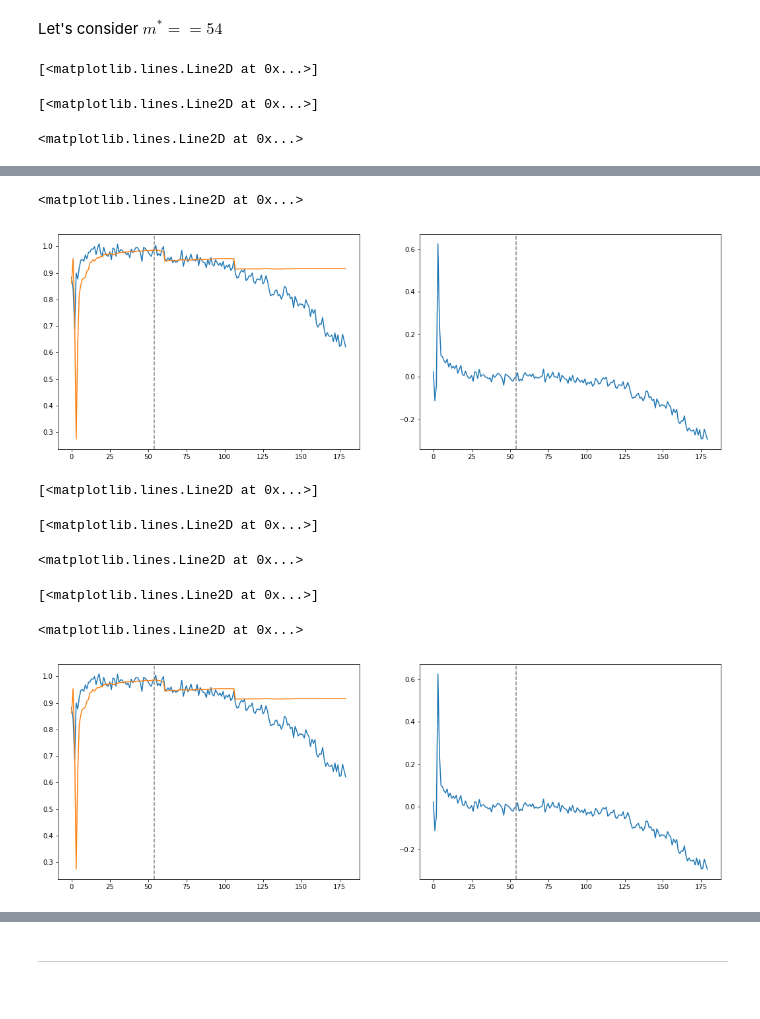
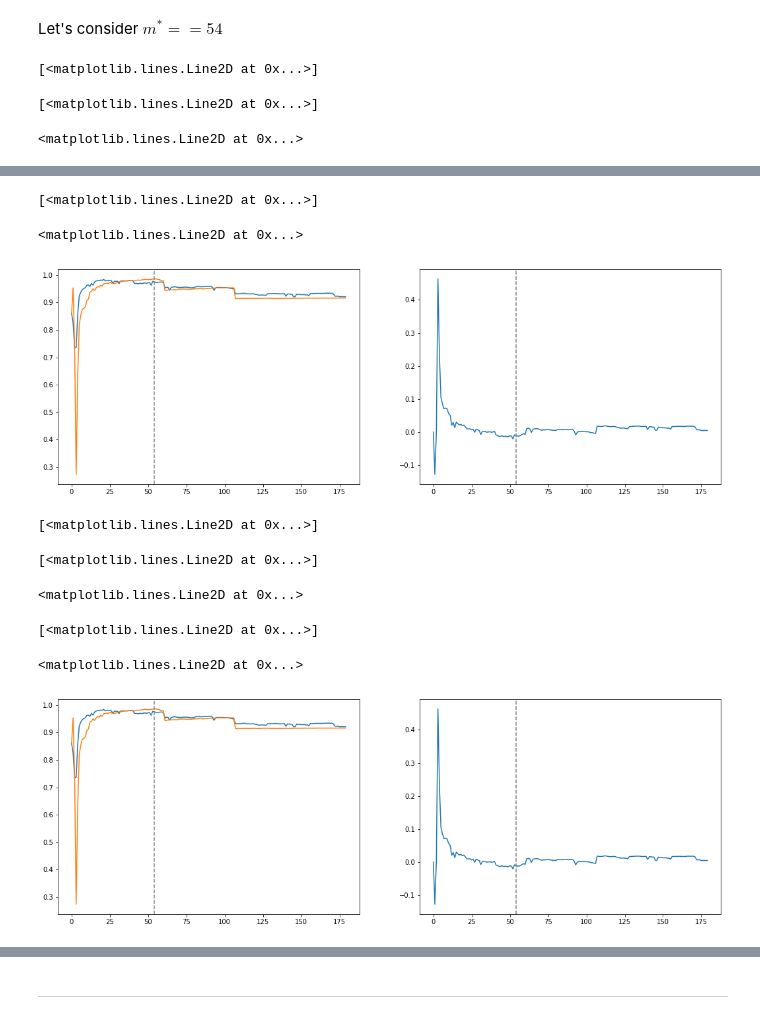
Before and after one commit to Intelligent-Systems-Phystech/ProjectSampleSize, a Jupyter notebook: TorchError.ipynb, the cells around one changed output, grey strips where cells are left out. Drawn from its saved outputs; the diff is of its cells as text; code cells hidden in the pictures.

```diff
--- a/TorchError.ipynb
+++ b/TorchError.ipynb
@@ -271,10 +302,10 @@ m = 5
 
 fig = plt.figure(figsize=(18,6))
 
-features = "+".join(map(str, verify_datasets[j].iloc[:m,:-1].columns))
-y, X = dmatrices('v ~' + features, verify_datasets[j], return_type='dataframe')
+features = "+".join(map(str, datasets[i].iloc[:m,:-1].columns))
+y, X = dmatrices('v ~' + features, datasets[i], return_type='dataframe')
 
-vif = np.array(sorted([variance_inflation_factor(X.values, i) for i in range(X.shape[1])]))
+vif = np.array(sorted([variance_inflation_factor(X.values, k) for k in range(X.shape[1])]))
 vif[np.isinf(vif)] = 1e10
 
 ax = fig.add_subplot(121)
@@ -294,14 +326,15 @@ plt.axvline(x=m_, linestyle='--', color='grey')
-<matplotlib.lines.Line2D at 0x...>
+[<matplotlib.lines.Line2D at 0x...>]
+<matplotlib.lines.Line2D at 0x...>
-[figure, old version]
+[figure, new version]
 # %%
 m = 15
 
 fig = plt.figure(figsize=(18,6))
 
-features = "+".join(map(str, verify_datasets[j].iloc[:m,:-1].columns))
-y, X = dmatrices('v ~' + features, verify_datasets[j], return_type='dataframe')
+features = "+".join(map(str, datasets[i].iloc[:m,:-1].columns))
+y, X = dmatrices('v ~' + features, datasets[i], return_type='dataframe')
 
-vif = np.array(sorted([variance_inflation_factor(X.values, i) for i in range(X.shape[1])]))
+vif = np.array(sorted([variance_inflation_factor(X.values, k) for k in range(X.shape[1])]))
 vif[np.isinf(vif)] = 1e10
 
 ax = fig.add_subplot(121)
@@ -319,7 +352,7 @@ plt.axvline(x=m_, linestyle='--', color='grey')
 <matplotlib.lines.Line2D at 0x...>
 [<matplotlib.lines.Line2D at 0x...>]
 <matplotlib.lines.Line2D at 0x...>
-[figure, old version]
+[figure, new version]
 # %%
 m = 25
 
```
Also changed, not shown: parts of 57 cells of this notebook.
